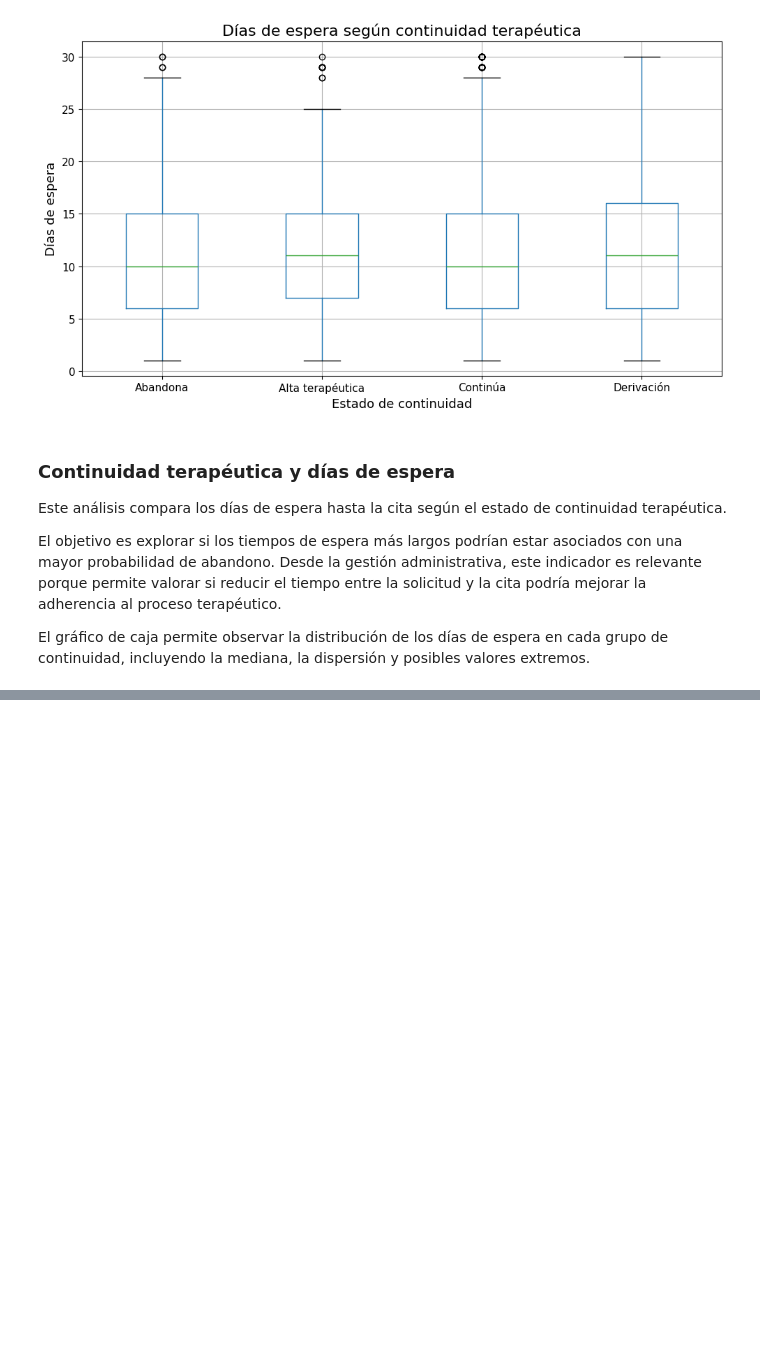
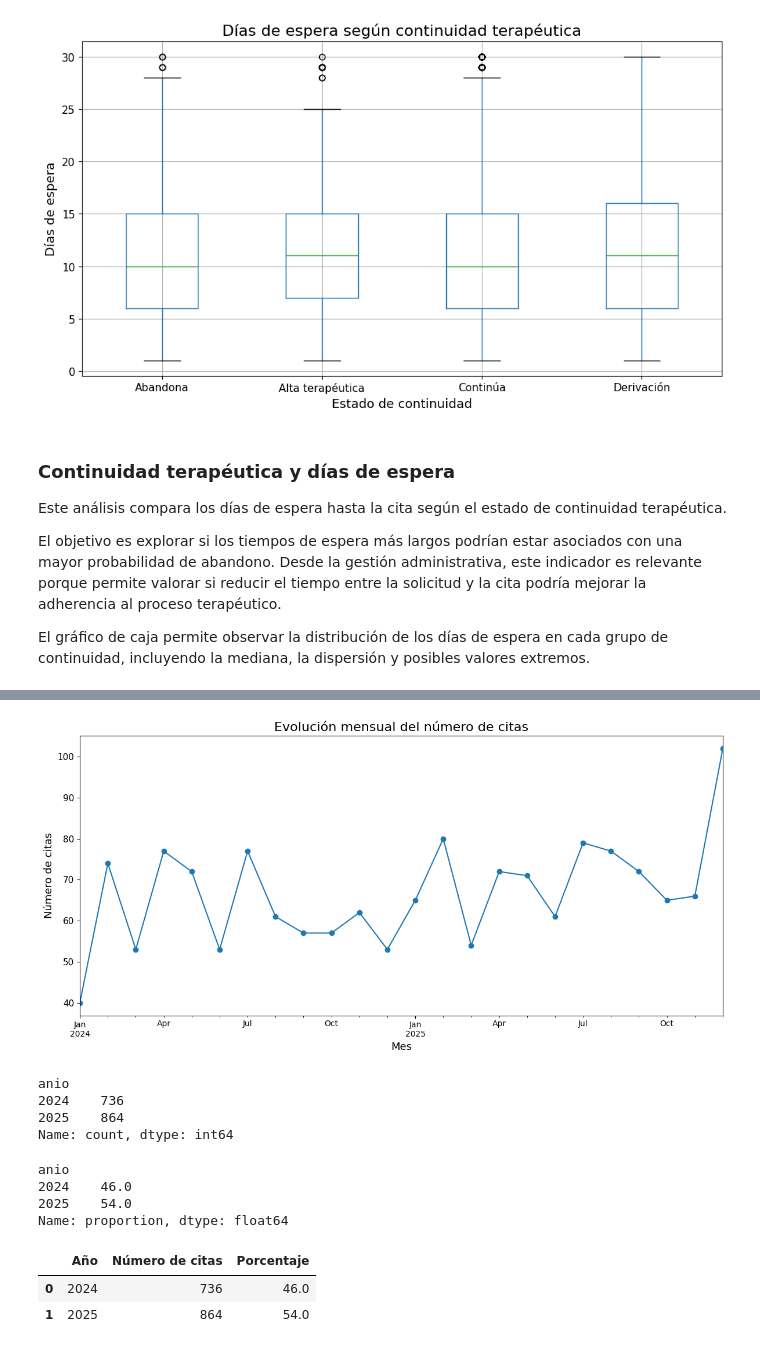
Before and after one commit to martalm67/clinimind-analytics, a Jupyter notebook: notebooks/02_analisis_exploratorio.ipynb, the cells around one changed output, grey strips where cells are left out. Saved outputs shown, nothing was run; the diff lists cells and outputs as text; code cells hidden in the pictures; blank space fills up the shorter version.

```diff
--- a/notebooks/02_analisis_exploratorio.ipynb
+++ b/notebooks/02_analisis_exploratorio.ipynb
@@ -478,0 +481,8 @@ El gráfico de caja permite observar la distribución de los días de espera en
+# %%
+df["anio"] = df["fecha_cita"].dt.year
+df["mes"] = df["fecha_cita"].dt.to_period("M")
+# %%
+# CONTAR CITAS POR MES
+citas_por_mes = df.groupby("mes").size()
+
+citas_por_mes
@@ -478,0 +507,47 @@ El gráfico de caja permite observar la distribución de los días de espera en
+# %%
+# GRÁFICO DE EVOLUCIÓN DE CITAS POR MES
+citas_por_mes.plot(kind="line", marker="o", figsize=(12, 6))
+
+plt.title("Evolución mensual del número de citas", fontsize=16)
+plt.xlabel("Mes", fontsize=13)
+plt.ylabel("Número de citas", fontsize=13)
+plt.xticks(rotation=0, fontsize=10)
+plt.yticks(fontsize=11)
+plt.tight_layout()
+plt.show()
+# %% [output]
+[figure, added]
+# %%
+# COMPARACIÓN DE CITAS POR AÑOS
+citas_por_anio = df["anio"].value_counts().sort_index()
+
+citas_por_anio
+# %% [output]
+anio
+2024    736
+2025    864
+Name: count, dtype: int64
+# %%
+# EM PORCENTAJE
+citas_por_anio_porcentaje = df["anio"].value_counts(normalize=True).sort_index() * 100
+citas_por_anio_porcentaje.round(2)
+# %% [output]
+anio
+2024    46.0
+2025    54.0
+Name: proportion, dtype: float64
+# %%
+# TABLA RESUMEN POR AÑO
+resumen_anual = pd.DataFrame(
+    {
+        "Año": citas_por_anio.index,
+        "Número de citas": citas_por_anio.values,
+        "Porcentaje": citas_por_anio_porcentaje.round(2).values,
+    }
+)
+
+resumen_anual
+# %% [output]
+|  | Año | Número de citas | Porcentaje |
+| 0 | 2024 | 736 | 46.0 |
+| 1 | 2025 | 864 | 54.0 |
```
Also changed, not shown: parts of 41 cells of this notebook.
